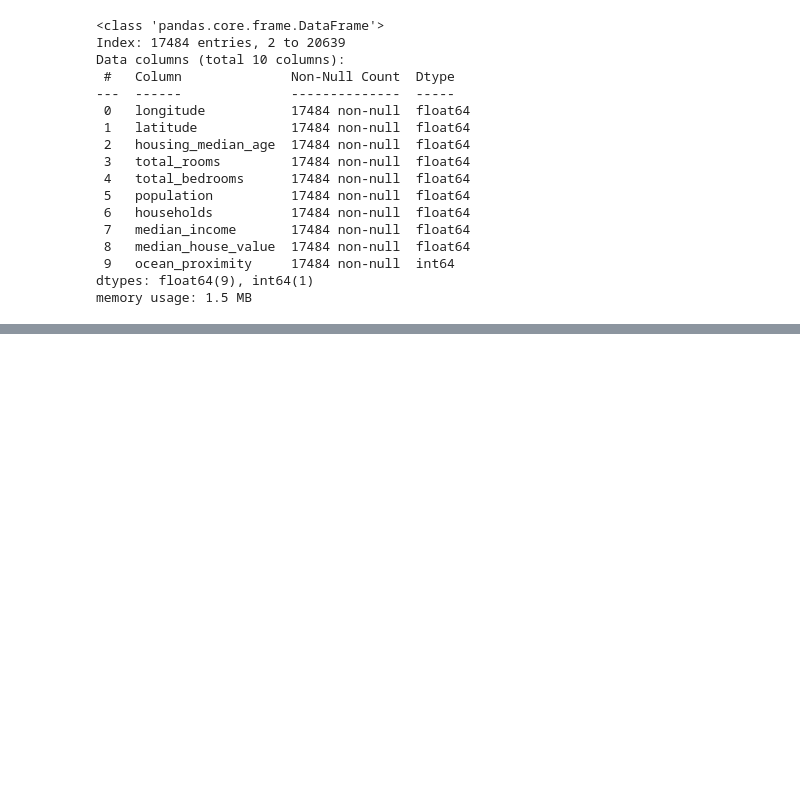
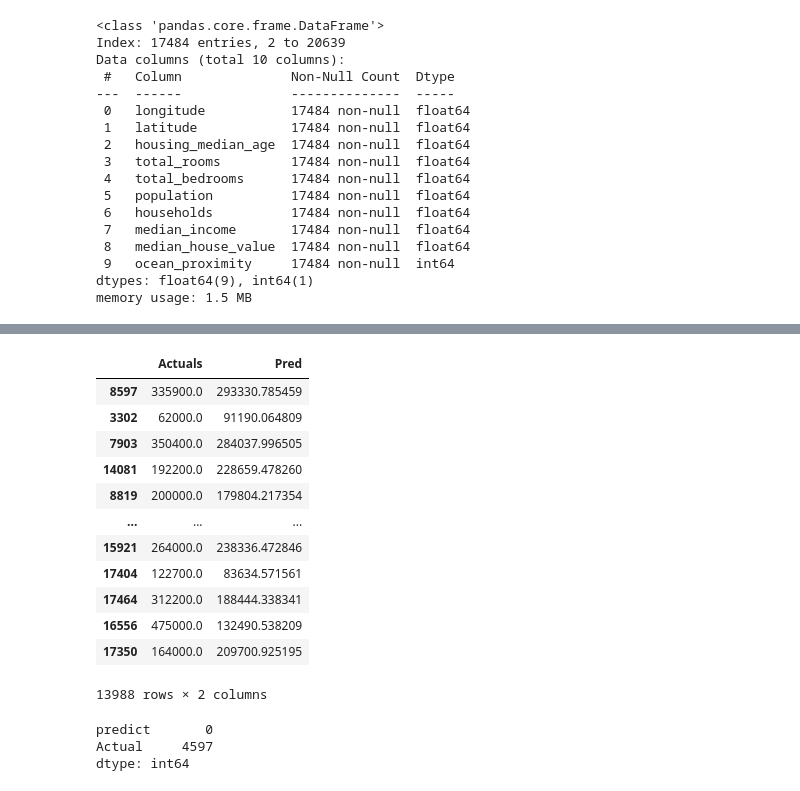
Before and after one commit to saptarshidas219/ML_Prog, a Jupyter notebook: california_house.ipynb, the cells around one changed output, grey strips where cells are left out. Saved outputs shown, nothing was run; the diff lists cells and outputs as text; code cells hidden in the pictures; blank space fills up the shorter version.

```diff
--- a/california_house.ipynb
+++ b/california_house.ipynb
@@ -260,0 +340,2 @@ vif_table
+# %%
+pipeline = make_pipeline(StandardScaler(),LinearRegression())
@@ -260,0 +347,28 @@ vif_table
+# %%
+predict = pipeline.predict(x_test)
+# %%
+test_data = pd.DataFrame(columns=['Actuals','Pred'])
+test_data['Actuals'] = y_test
+test_data['Pred'] = predict
+# %%
+test_data
+# %% [output]
+|  | Actuals | Pred |
+| 8597 | 335900.0 | 293330.785459 |
+| 3302 | 62000.0 | 91190.064809 |
+| 7903 | 350400.0 | 284037.996505 |
+| 14081 | 192200.0 | 228659.478260 |
+| 8819 | 200000.0 | 179804.217354 |
+| ... | ... | ... |
+| 15921 | 264000.0 | 238336.472846 |
+| 17404 | 122700.0 | 83634.571561 |
+| 17464 | 312200.0 | 188444.338341 |
+| 16556 | 475000.0 | 132490.538209 |
+| 17350 | 164000.0 | 209700.925195 |
+13988 rows × 2 columns
+# %%
+test_data.isna().sum()
+# %% [output]
+predict       0
+Actual     4597
+dtype: int64
```
Also changed, not shown: parts of 14 cells of this notebook.
